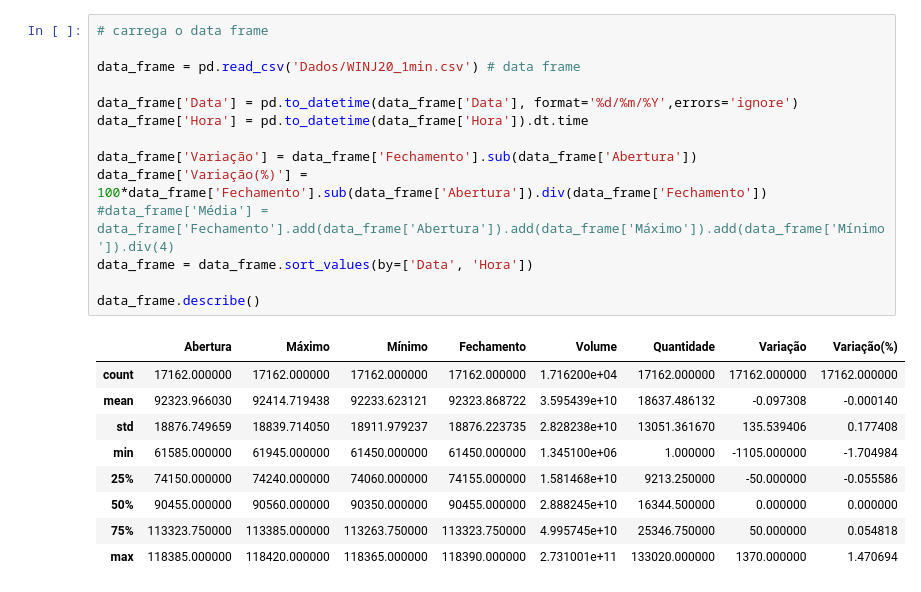
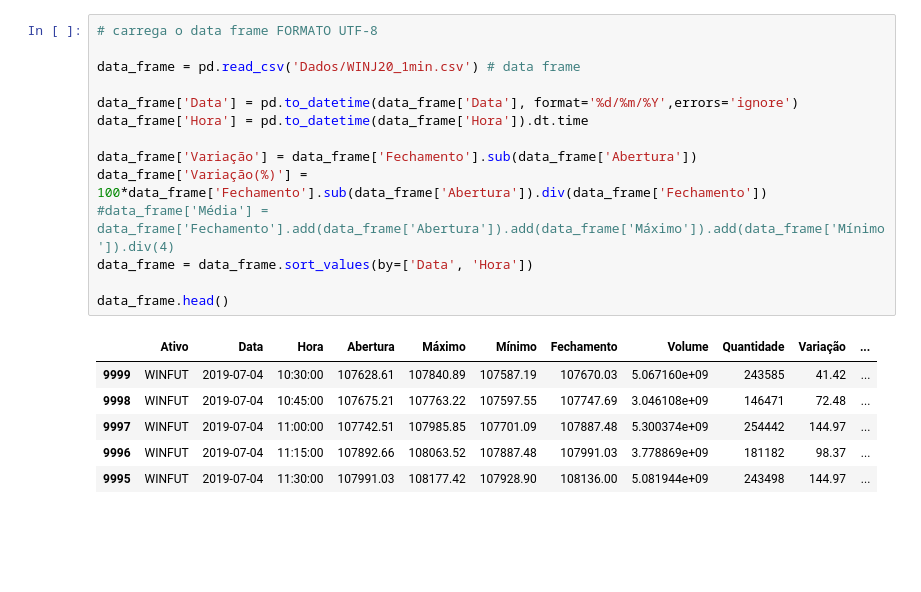
Before and after one commit to arthurmb98/Trade, a Jupyter notebook: linear_regression_trade.ipynb, the cells around one changed output. Drawn from its saved outputs; the diff is of its cells as text; blank space fills up the shorter version.

```diff
--- a/linear_regression_trade.ipynb
+++ b/linear_regression_trade.ipynb
@@ -208,26 +193,23 @@ def fit_models_saida_atrasada(data_train, show_errors = True):
 # %% [output]
 [interactive output not drawn]
 # %%
-# carrega o data frame
+# carrega o data frame FORMATO UTF-8
 
 data_frame = pd.read_csv('Dados/WINJ20_1min.csv') # data frame
 
 data_frame['Data'] = pd.to_datetime(data_frame['Data'], format='%d/%m/%Y',errors='ignore')
 data_frame['Hora'] = pd.to_datetime(data_frame['Hora']).dt.time
 
 data_frame['Variação'] = data_frame['Fechamento'].sub(data_frame['Abertura'])
 data_frame['Variação(%)'] = 100*data_frame['Fechamento'].sub(data_frame['Abertura']).div(data_frame['Fechamento'])
 #data_frame['Média'] = data_frame['Fechamento'].add(data_frame['Abertura']).add(data_frame['Máximo']).add(data_frame['Mínimo']).div(4)
 data_frame = data_frame.sort_values(by=['Data', 'Hora'])
 
-data_frame.describe()
+data_frame.head()
 # %% [output]
-|  | Abertura | Máximo | Mínimo | Fechamento | Volume | Quantidade | Variação | Variação(%) |
-| count | 17162.000000 | 17162.000000 | 17162.000000 | 17162.000000 | 1.716200e+04 | 17162.000000 | 17162.000000 | 17162.000000 |
-| mean | 92323.966030 | 92414.719438 | 92233.623121 | 92323.868722 | 3.595439e+10 | 18637.486132 | -0.097308 | -0.000140 |
-| std | 18876.749659 | 18839.714050 | 18911.979237 | 18876.223735 | 2.828238e+10 | 13051.361670 | 135.539406 | 0.177408 |
-| min | 61585.000000 | 61945.000000 | 61450.000000 | 61450.000000 | 1.345100e+06 | 1.000000 | -1105.000000 | -1.704984 |
-| 25% | 74150.000000 | 74240.000000 | 74060.000000 | 74155.000000 | 1.581468e+10 | 9213.250000 | -50.000000 | -0.055586 |
-| 50% | 90455.000000 | 90560.000000 | 90350.000000 | 90455.000000 | 2.888245e+10 | 16344.500000 | 0.000000 | 0.000000 |
-| 75% | 113323.750000 | 113385.000000 | 113263.750000 | 113323.750000 | 4.995745e+10 | 25346.750000 | 50.000000 | 0.054818 |
-| max | 118385.000000 | 118420.000000 | 118365.000000 | 118390.000000 | 2.731001e+11 | 133020.000000 | 1370.000000 | 1.470694 |
+|  | Ativo | Data | Hora | Abertura | Máximo | Mínimo | Fechamento | Volume | Quantidade | Variação | ... |
+| 9999 | WINFUT | 2019-07-04 | 10:30:00 | 107628.61 | 107840.89 | 107587.19 | 107670.03 | 5.067160e+09 | 243585 | 41.42 | ... |
+| 9998 | WINFUT | 2019-07-04 | 10:45:00 | 107675.21 | 107763.22 | 107597.55 | 107747.69 | 3.046108e+09 | 146471 | 72.48 | ... |
+| 9997 | WINFUT | 2019-07-04 | 11:00:00 | 107742.51 | 107985.85 | 107701.09 | 107887.48 | 5.300374e+09 | 254442 | 144.97 | ... |
+| 9996 | WINFUT | 2019-07-04 | 11:15:00 | 107892.66 | 108063.52 | 107887.48 | 107991.03 | 3.778869e+09 | 181182 | 98.37 | ... |
+| 9995 | WINFUT | 2019-07-04 | 11:30:00 | 107991.03 | 108177.42 | 107928.90 | 108136.00 | 5.081944e+09 | 243498 | 144.97 | ... |
```
Also changed, not shown: parts of 6 cells of this notebook.
